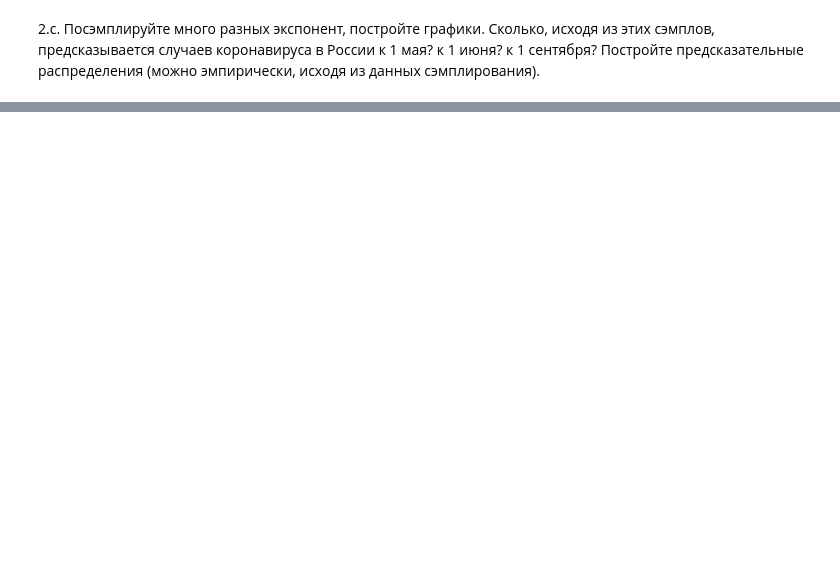
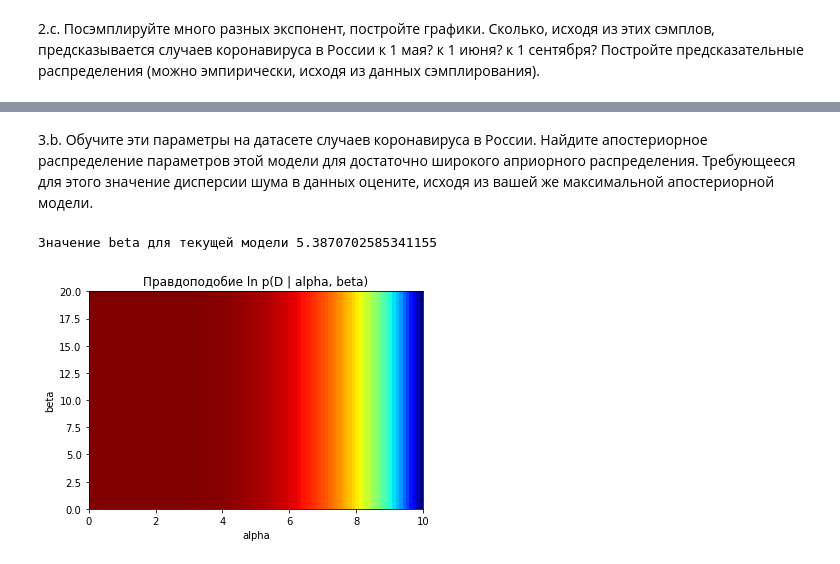
Before and after one commit to attatrol/MADE_ML_Homeworks, a Jupyter notebook: ML_HW2.ipynb, the cells around one changed output, grey strips where cells are left out. Saved outputs shown, nothing was run; the diff lists cells and outputs as text; code cells hidden in the pictures; blank space fills up the shorter version.

```diff
--- a/ML_HW2.ipynb
+++ b/ML_HW2.ipynb
@@ -254,0 +260,17 @@ sample_train_plot(rus_data)
+# %%
+def prepare_data_sigmoid(data):
+  train = data[:60]
+  test = data[60:]
+  train_y = train['new_cases'].apply(lambda x: 0 if x == 0 else math.log(x)).to_numpy()
+  train_x = np.zeros((train_y.size, 3))
+  for i in range (train_y.size):
+    train_x[i][0] = 1
+    train_x[i][1] = i
+    train_x[i][2] = i * i
+  test_y = test['new_cases'].apply(lambda x: 0 if x == 0 else math.log(x)).to_numpy()
+  test_x = np.zeros((test_y.size, 3))
+  for i in range (test_y.size):
+    test_x[i][0] = 1
+    test_x[i][1] = i + train_y.size
+    test_x[i][2] = (i + train_y.size) * (i + train_y.size)
+  return train_x, train_y, test_x, test_y
@@ -254,0 +320,39 @@ sample_train_plot(rus_data)
+# %% [markdown]
+3.b. Обучите эти параметры на датасете случаев коронавируса в России. Найдите апостериорное распределение параметров этой модели для достаточно широкого априорного распределения. Требующееся для этого значение дисперсии шума в данных оцените, исходя из вашей же максимальной апостериорной модели.
+# %%
+def ab_posterior_sigmoid(alpha, beta, X, Y, N):
+  A = beta * (X.T @ X)
+  A[0][0] = A[0][0] + alpha
+  A[1][1] = A[1][1] + alpha
+  m_N = beta * A @ X.T @ Y
+  return math.log(alpha) / 2 + math.log(beta) * N / 2 \
+        - beta / 2 * (Y - X @ m_N).T @ (Y - X @ m_N) \
+        - alpha / 2 * m_N.T @ m_N \
+        - math.log(abs(np.linalg.det(A))) / 2 - N / 2 * math.log(2 * 3.14)
+
+# просуммировать ab_posterior по всем точкам данных
+# используя текущую модель
+def ab_posterior_vectorized_sigmoid(model, prepare_data, point_num = 100):
+  probs_alpha = np.arange(0.001, 10.001, 10 / point_num)
+  probs_beta = np.arange(0.001, 20.001, 20 / point_num)
+  train_x, train_y, test_x, test_y = prepare_data(rus_data)
+  train_predict = model.predict(train_x)
+  sq_sum = 1
+  for k in range(train_y.size):
+    sq_sum = sq_sum + (train_y[k] - train_predict[k]) * (train_y[k] - train_predict[k])
+  result = np.zeros(shape=(point_num, point_num))
+  for i in range(point_num):
+    for j in range(point_num):
+      result[i][j] = ab_posterior_sigmoid(probs_alpha[i], probs_beta[j], train_x, train_y, train_x.size)
+  return result, train_x.size, (train_x.size - 1) / sq_sum
+
+# построить тепловую карту взаимного распределения apha и beta
+def ab_posterior_heatmap_sigmoid(model, prepare_data, point_num = 100):
+    Z, total_idx, current_beta = ab_posterior_vectorized_sigmoid(model, prepare_data, point_num)
+    print("Значение beta для текущей модели", current_beta)
+    plot_heatmap(Z, "Правдоподобие ln p(D | alpha, beta)", point_num)
+
+ab_posterior_heatmap_sigmoid(model_sigmoid, prepare_data_sigmoid)
+# %% [output]
+Значение beta для текущей модели 5.3870702585341155
+[figure, added]
```
Also changed, not shown: parts of 23 cells of this notebook.
